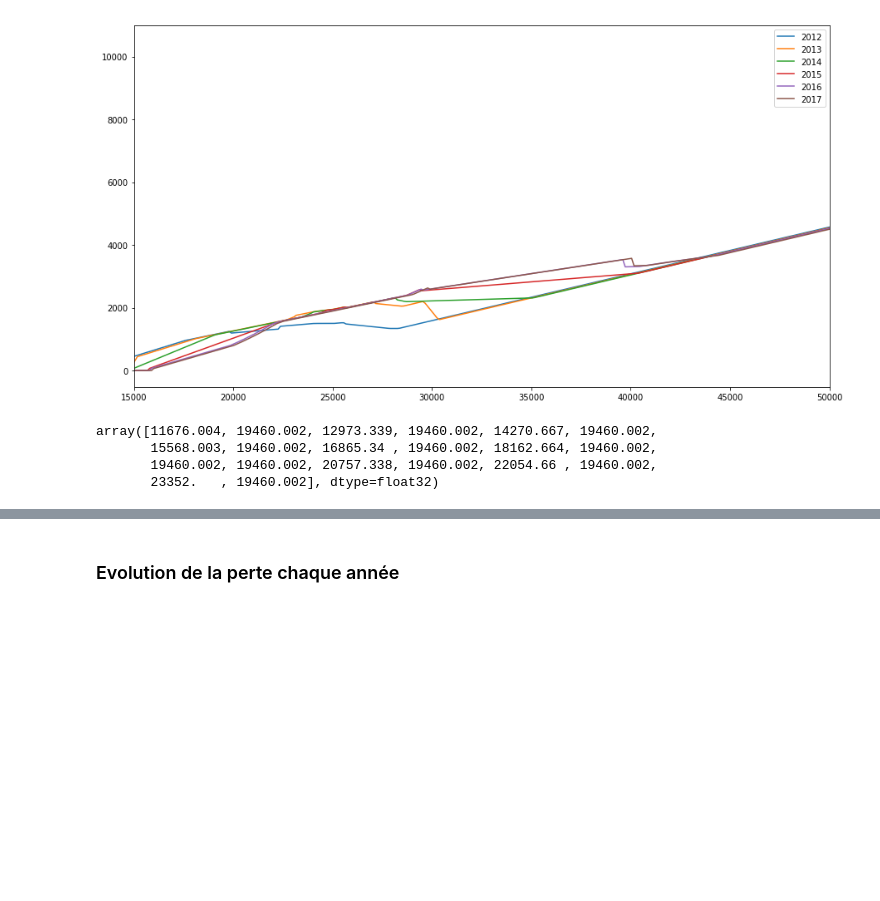
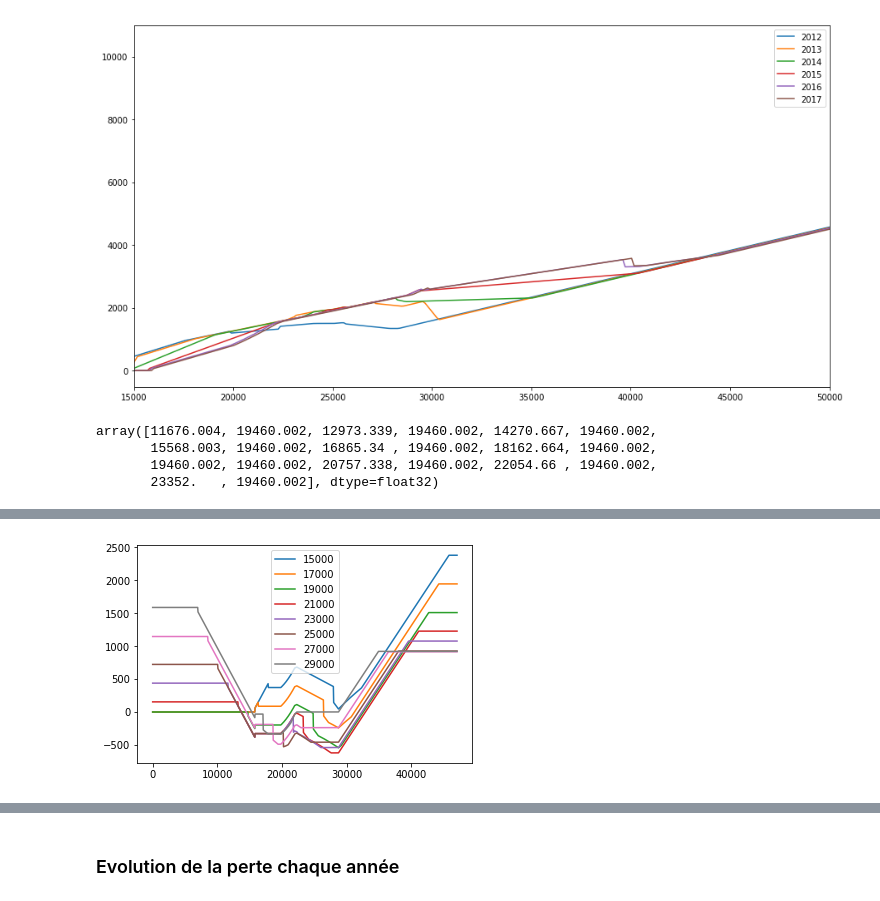
Before and after one commit to adrienpacifico/openfisca-france-notebook-story, a Jupyter notebook: notebooks/comment_fonctionne_l_Impot_sur_le_revenu_francais.ipynb, the cells around one changed output, grey strips where cells are left out. Cells and saved outputs as stored; diff of their text form; code cells hidden in the pictures; blank space fills up the shorter version.

```diff
--- a/notebooks/comment_fonctionne_l_Impot_sur_le_revenu_francais.ipynb
+++ b/notebooks/comment_fonctionne_l_Impot_sur_le_revenu_francais.ipynb
@@ -571,7 +569,7 @@ array([11676.004, 19460.002, 12973.339, 19460.002, 14270.667, 19460.002,
        23352.   , 19460.002], dtype=float32)
 # %%
 %%time
-for salaire_de_base_conjoint in xrange(15000,30000, 2000):
+for salaire_de_base_conjoint in range(15000,30000, 2000):
     simulation_couple = make_scenario(couple = True, mar_pacs=False,nombre_enfants=0,year = 2016, ax_variable_min=0, ax_variable_max=60000, salaire_de_base_conjoint=salaire_de_base_conjoint).new_simulation()
     simulation_couple_marpacs = make_scenario(couple = True, mar_pacs=True,nombre_enfants=0,year = 2016, ax_variable_min=0, ax_variable_max=60000, salaire_de_base_conjoint=salaire_de_base_conjoint).new_simulation()
     salaire_net = simulation_couple.calculate_add("salaire_net", 2016)[::2]
@@ -583,2 +582,3 @@ NameError: name 'xrange' is not defined
+[figure, added]
 # %%
 %%time
```
Also changed, not shown: parts of 7 cells of this notebook.
